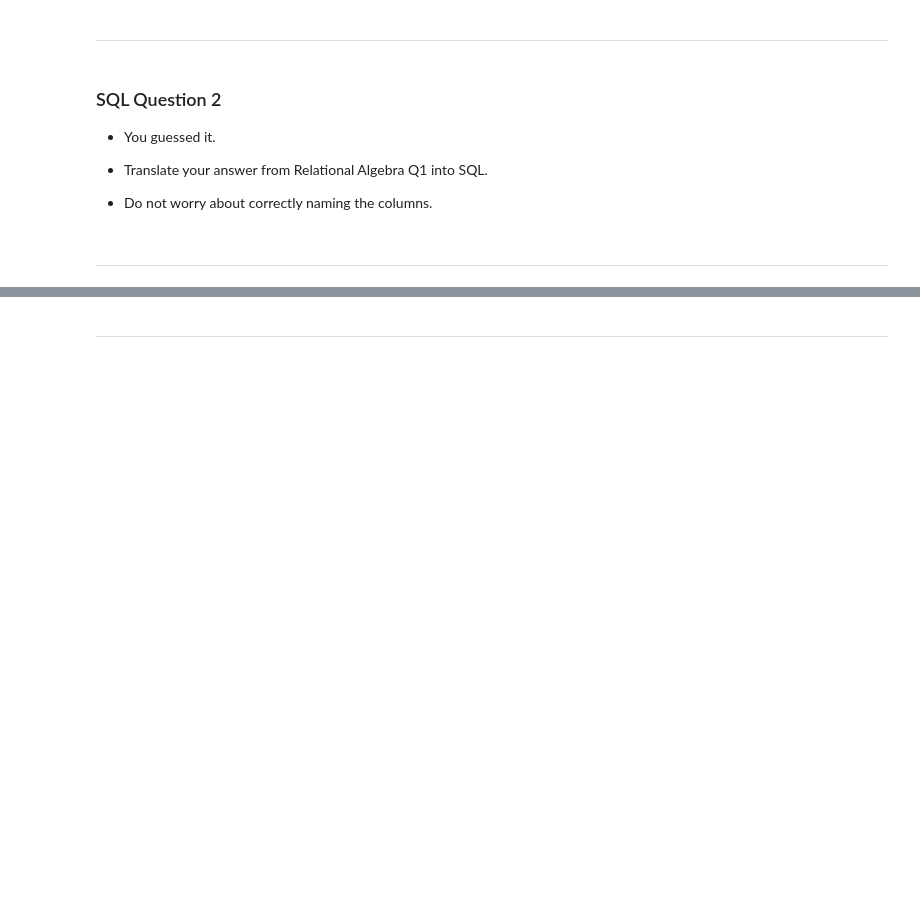
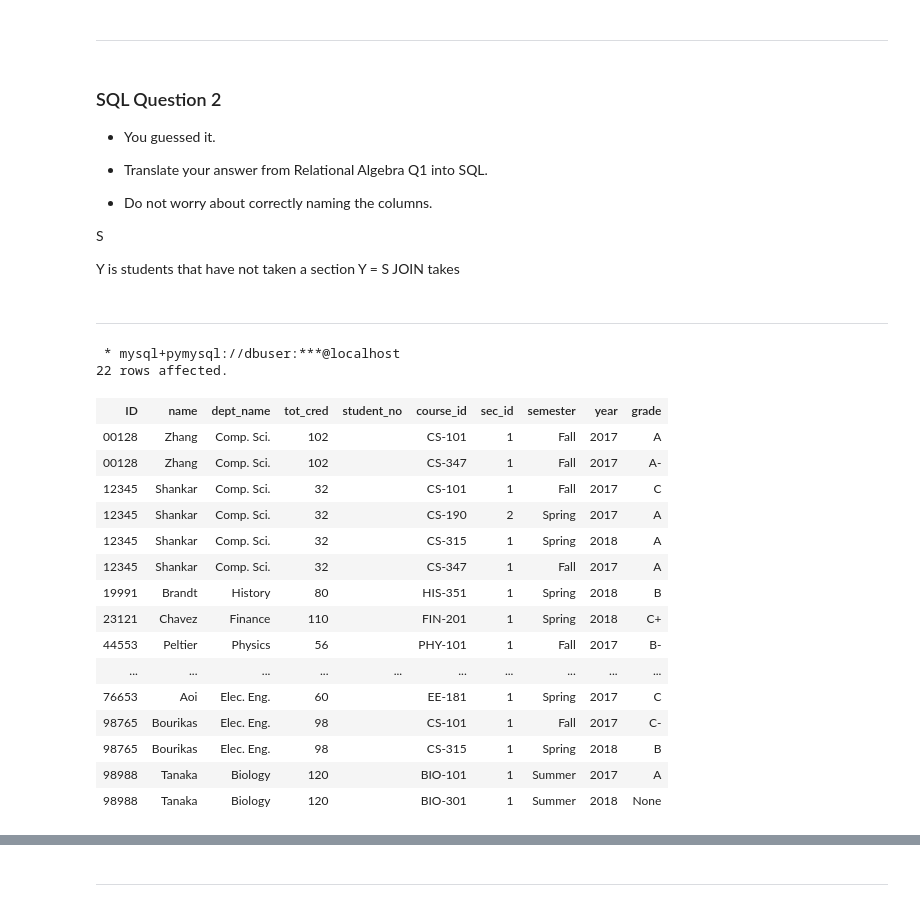
Before and after one commit to donald-f-ferguson/S22-W4111-HW-1-0, a Jupyter notebook: dff9_src/dff9_S22_W4111_HW1.ipynb, the cells around one changed output, grey strips where cells are left out. Cells and saved outputs as stored; diff of their text form; code cells hidden in the pictures; blank space fills up the shorter version.

```diff
--- a/dff9_src/dff9_S22_W4111_HW1.ipynb
+++ b/dff9_src/dff9_S22_W4111_HW1.ipynb
@@ -369,6 +398,34 @@ join
 
 
 - Do not worry about correctly naming the columns.
+
+S
+
+Y is students that have not taken a section
+    Y = S JOIN takes
 # %% [markdown]
 <hr style="height: 1px">
+# %%
+%%sql
+
+select * from student join takes using(ID)
+# %% [output]
+ * mysql+pymysql://dbuser:***@localhost
+22 rows affected.
+| ID | name | dept_name | tot_cred | student_no | course_id | sec_id | semester | year | grade |
+| 00128 | Zhang | Comp. Sci. | 102 |  | CS-101 | 1 | Fall | 2017 | A |
+| 00128 | Zhang | Comp. Sci. | 102 |  | CS-347 | 1 | Fall | 2017 | A- |
+| 12345 | Shankar | Comp. Sci. | 32 |  | CS-101 | 1 | Fall | 2017 | C |
+| 12345 | Shankar | Comp. Sci. | 32 |  | CS-190 | 2 | Spring | 2017 | A |
+| 12345 | Shankar | Comp. Sci. | 32 |  | CS-315 | 1 | Spring | 2018 | A |
+| 12345 | Shankar | Comp. Sci. | 32 |  | CS-347 | 1 | Fall | 2017 | A |
+| 19991 | Brandt | History | 80 |  | HIS-351 | 1 | Spring | 2018 | B |
+| 23121 | Chavez | Finance | 110 |  | FIN-201 | 1 | Spring | 2018 | C+ |
+| 44553 | Peltier | Physics | 56 |  | PHY-101 | 1 | Fall | 2017 | B- |
+| ... | ... | ... | ... | ... | ... | ... | ... | ... | ... |
+| 76653 | Aoi | Elec. Eng. | 60 |  | EE-181 | 1 | Spring | 2017 | C |
+| 98765 | Bourikas | Elec. Eng. | 98 |  | CS-101 | 1 | Fall | 2017 | C- |
+| 98765 | Bourikas | Elec. Eng. | 98 |  | CS-315 | 1 | Spring | 2018 | B |
+| 98988 | Tanaka | Biology | 120 |  | BIO-101 | 1 | Summer | 2017 | A |
+| 98988 | Tanaka | Biology | 120 |  | BIO-301 | 1 | Summer | 2018 | None |
 # %%
```
Also changed, not shown: parts of 28 cells of this notebook, 3 other files.
